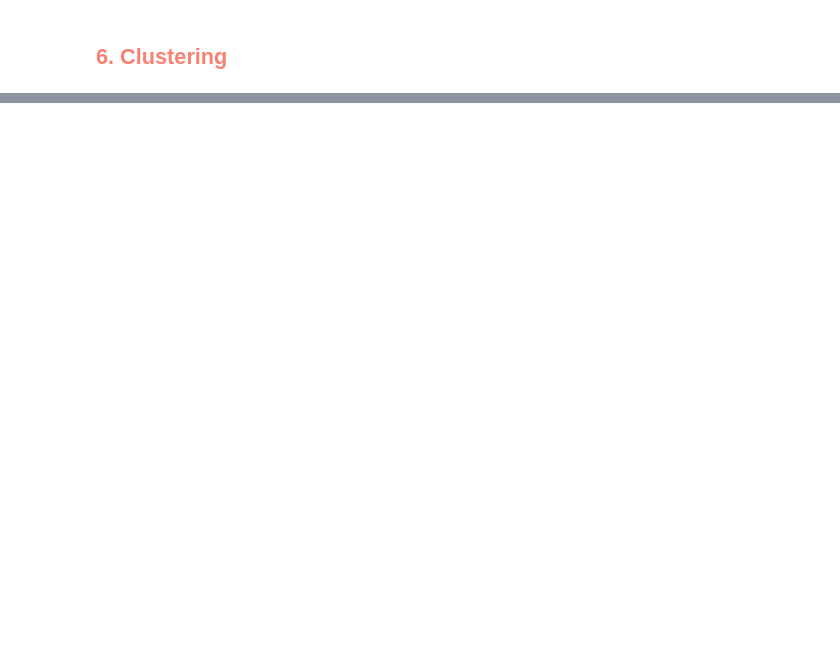
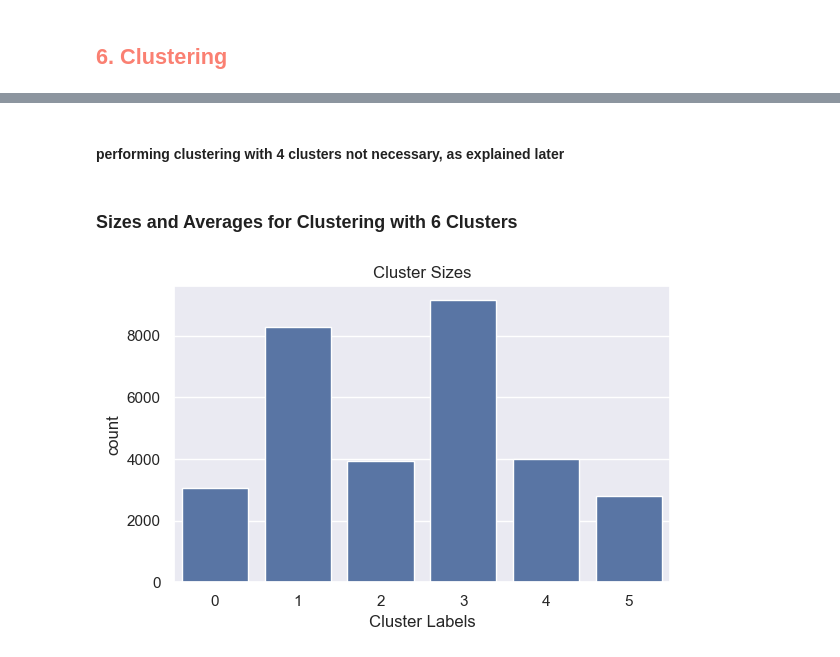
Before and after one commit to Gomsofi06/Data_Mining_NOVAIMS, a Jupyter notebook: src/Clustering.ipynb, the cells around one changed output, grey strips where cells are left out. Cells and saved outputs as stored; diff of their text form; code cells hidden in the pictures; blank space fills up the shorter version.

```diff
--- a/src/Clustering.ipynb
+++ b/src/Clustering.ipynb
@@ -172,0 +238,8 @@ metric_columns
+# %%
+labels_series = pd.Series(hc_labels6,
+                          name='labels',
+                          index=df.index
+                          )
+
+df_concat6 = pd.concat([df[metric_features], labels_series],axis=1)
+df_concat6[metric_features+['labels']].groupby('labels').mean()
@@ -172,0 +278,13 @@ metric_columns
+# %% [markdown]
+#### performing clustering with 4 clusters not necessary, as explained later
+# %% [markdown]
+### Sizes and Averages for Clustering with 6 Clusters
+# %%
+fig, ax = plt.subplots(figsize=(6,4))
+sns.countplot(data=df_concat6, x='labels')
+ax.set_title("Cluster Sizes")
+ax.set_xlabel("Cluster Labels")
+fig.tight_layout()
+plt.show()
+# %% [output]
+[figure, added]
```
Also changed, not shown: parts of 33 cells of this notebook.
